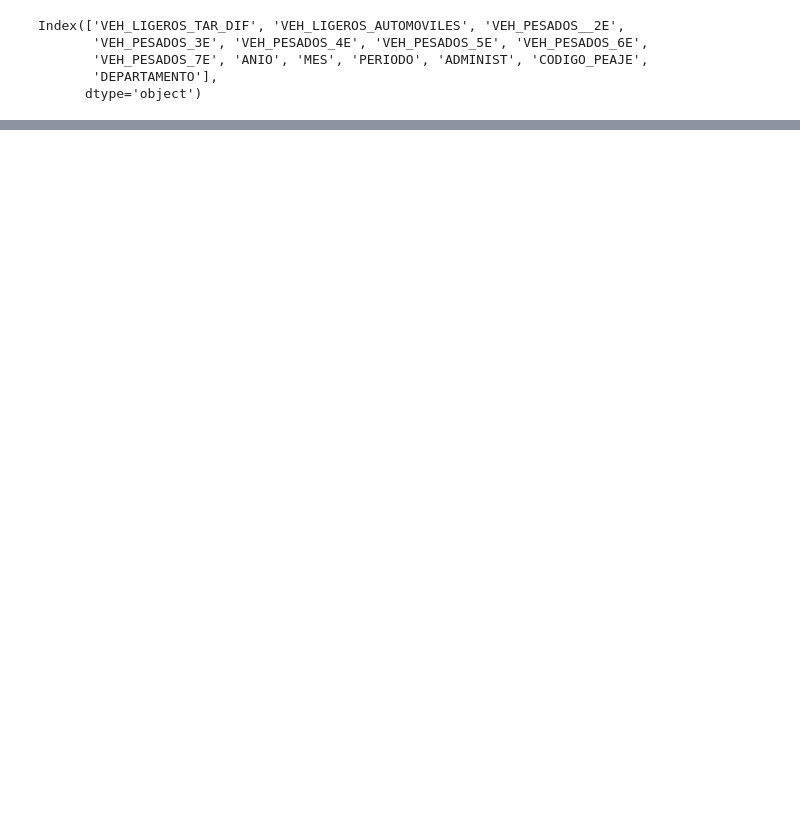
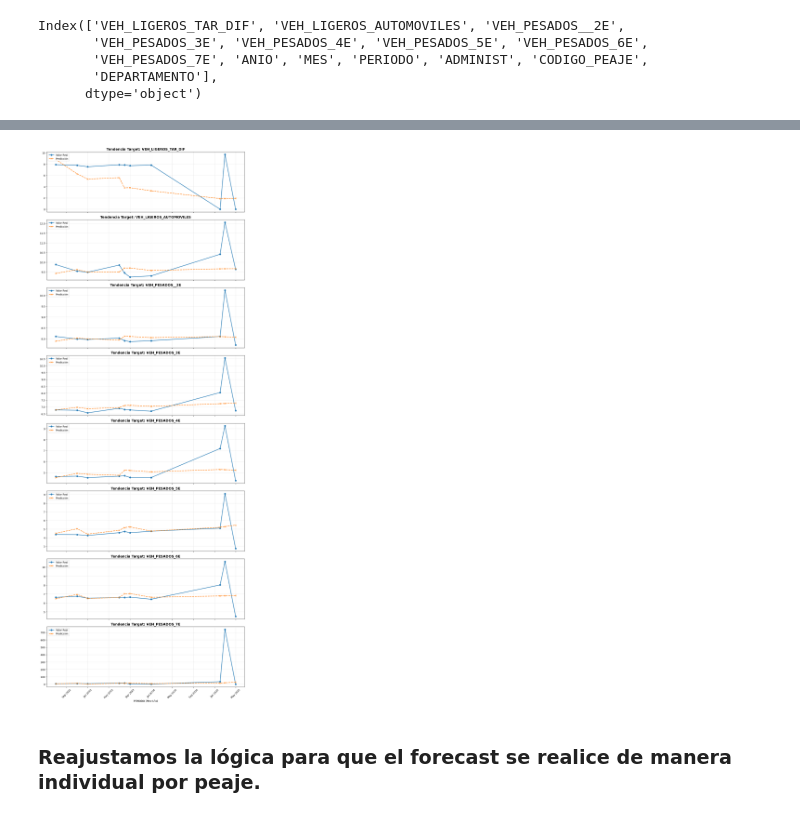
Before and after one commit to jchiroques/MIA_G01_ML_TF_PEAJES, a Jupyter notebook: Notebooks/03_Modelo.ipynb, the cells around one changed output, grey strips where cells are left out. Cells and saved outputs as stored; diff of their text form; code cells hidden in the pictures; blank space fills up the shorter version.

Commit message:
feat(modelo): Modelos calculados

```diff
--- a/Notebooks/03_Modelo.ipynb
+++ b/Notebooks/03_Modelo.ipynb
@@ -359,0 +132,52 @@ Regresión Lineal 0.794864 -0.872526
+# %%
+import matplotlib.pyplot as plt
+import matplotlib.dates as mdates
+import pandas as pd
+import numpy as np
+
+y_pred_log = best_model.predict(X_test_pre)
+y_pred_final = np.expm1(y_pred_log)
+
+def graficar( X_test, y_test, y_pred_final):
+    df_grafico = pd.DataFrame()
+
+    df_grafico['FECHA'] = pd.to_datetime(
+        X_test['PERIODO'].astype(float).astype(int).astype(str),
+        format='%Y%m'
+    )
+
+    for i, col in enumerate(y_test.columns):
+        df_grafico[f'Real_{col}'] = y_test[col].apply(np.expm1).values
+        df_grafico[f'Pred_{col}'] = y_pred_final[:, i]
+
+    df_grafico = df_grafico.sort_values('FECHA')
+
+    #df_grafico = df_grafico[(df_grafico['FECHA'] >= '2020-01-01') & (df_grafico['FECHA'] <= '2021-12-01')]
+
+    fig, axes = plt.subplots(nrows=len(y_test.columns), ncols=1, figsize=(12, 4 * len(y_test.columns)), sharex=True)
+
+    if len(y_test.columns) == 1:
+        axes = [axes]
+
+    for i, col in enumerate(y_test.columns):
+        axes[i].plot(df_grafico['FECHA'], df_grafico[f'Real_{col}'],
+                     label='Valor Real', marker='o', color='#1f77b4', linewidth=2)
+
+        axes[i].plot(df_grafico['FECHA'], df_grafico[f'Pred_{col}'],
+                     label='Predicción', marker='x', color='#ff7f0e', linestyle='--', linewidth=2)
+
+        axes[i].set_title(f'Tendencia Target: {col}', fontsize=14, fontweight='bold')
+        axes[i].xaxis.set_major_formatter(mdates.DateFormatter('%b %Y'))
+        axes[i].legend(loc='upper left')
+        axes[i].grid(True, alpha=0.3)
+
+    plt.xticks(rotation=45)
+    plt.xlabel('PERIODO (Mes-Año)')
+    plt.tight_layout()
+    plt.show()
+
+graficar(X_test, y_test, y_pred_final)
+# %% [output]
+[figure, added]
+# %% [markdown]
+### Reajustamos la lógica para que el forecast se realice de manera individual por peaje.
```
Also changed, not shown: parts of 14 cells of this notebook, 2 other files.
